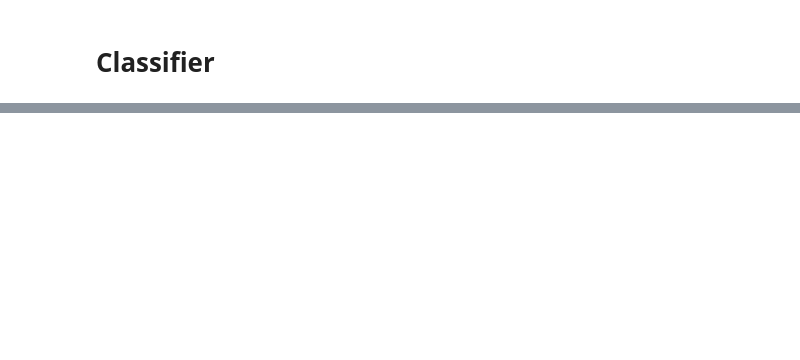
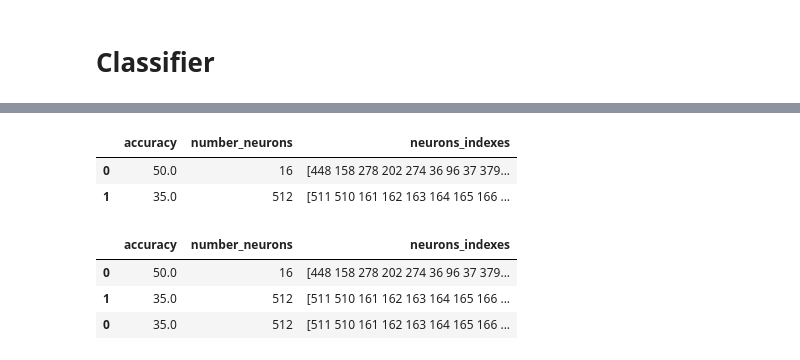
Before and after one commit to PugtgYosuky/emotone, a Jupyter notebook: classifier_notebook.ipynb, the cells around one changed output, grey strips where cells are left out. Drawn from its saved outputs; the diff is of its cells as text; code cells hidden in the pictures; blank space fills up the shorter version.

Commit message:
Fix classifier

```diff
--- a/classifier_notebook.ipynb
+++ b/classifier_notebook.ipynb
@@ -82,0 +203,21 @@ Model Accuracy: 40.0
+# %%
+df = pd.DataFrame({'accuracy':[score],
+                 'number_neurons':[len(sentiment_neurons)],
+                 'neurons_indexes': [np.array2string(sentiment_neurons)]})
+# %%
+path = 'results_classifier.csv'
+# %%
+results = pd.read_csv(path)
+results
+# %% [output]
+|  | accuracy | number_neurons | neurons_indexes |
+| 0 | 50.0 | 16 | [448 158 278 202 274 36 96 37 379... |
+| 1 | 35.0 | 512 | [511 510 161 162 163 164 165 166 ... |
+# %%
+df = pd.concat([results, df])
+df
+# %% [output]
+|  | accuracy | number_neurons | neurons_indexes |
+| 0 | 50.0 | 16 | [448 158 278 202 274 36 96 37 379... |
+| 1 | 35.0 | 512 | [511 510 161 162 163 164 165 166 ... |
+| 0 | 35.0 | 512 | [511 510 161 162 163 164 165 166 ... |
```
Also changed, not shown: parts of 9 cells of this notebook, 1 other file.
